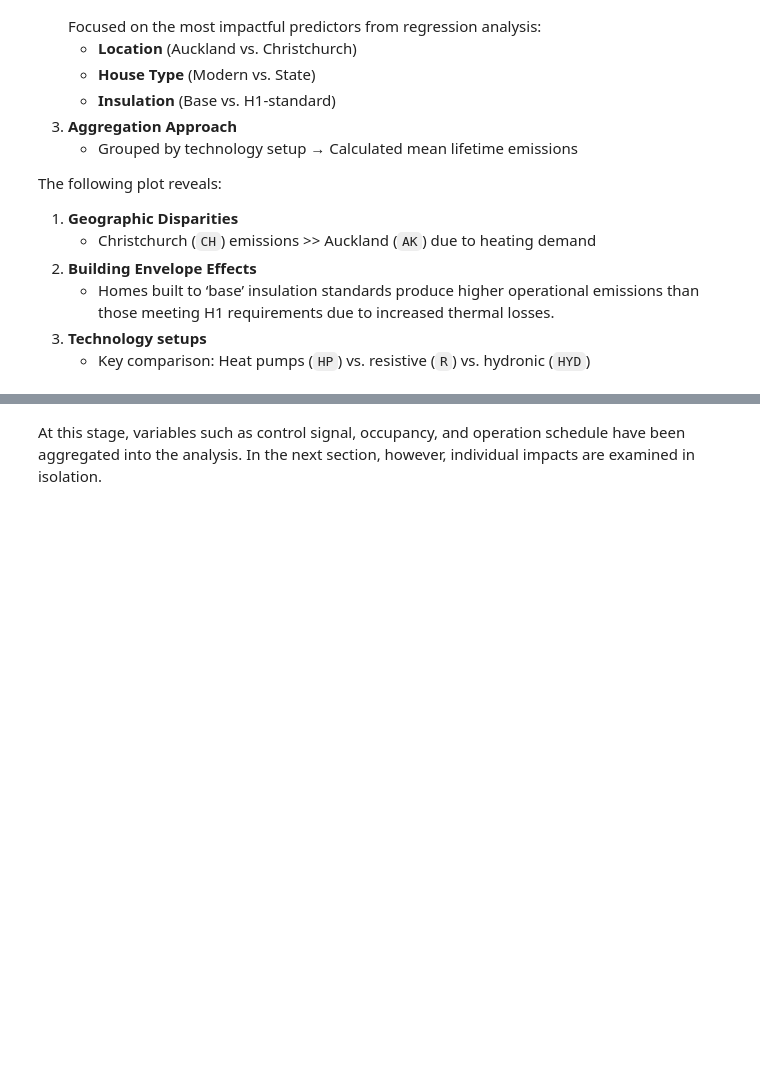
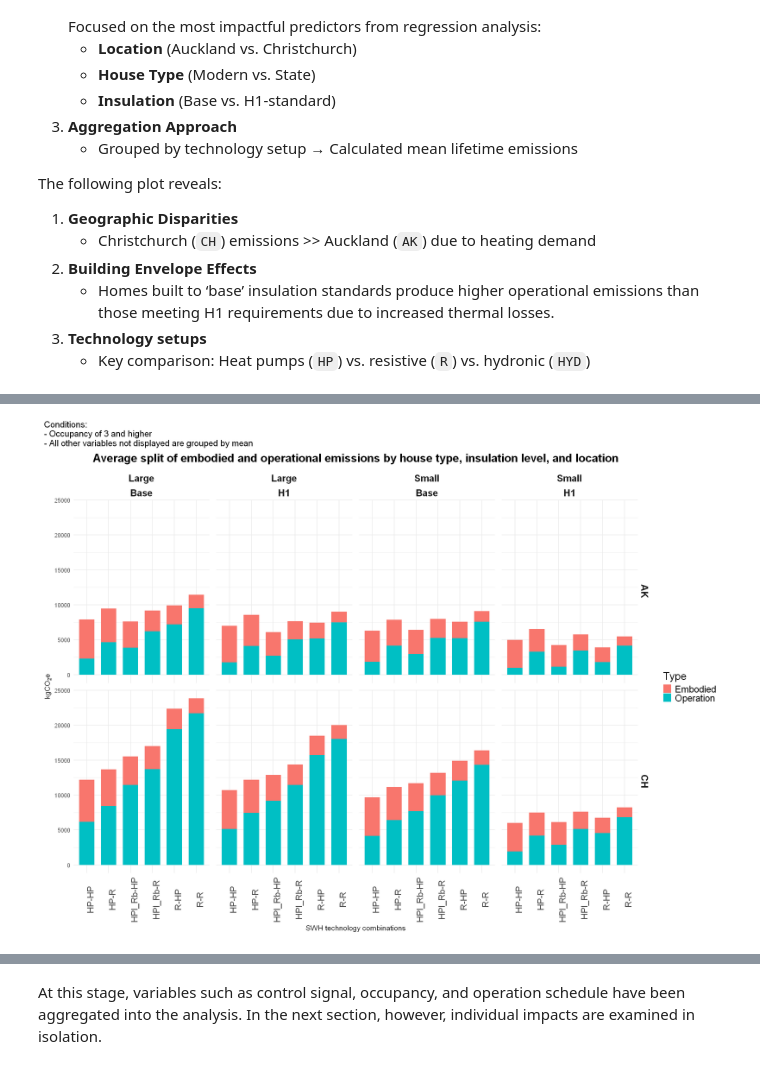
Before and after one commit to pxgo17/EECA_SWH_LCA, a Jupyter notebook: results/SWH_LCA_results.ipynb, the cells around one changed output, grey strips where cells are left out. Cells and saved outputs as stored; diff of their text form; code cells hidden in the pictures; blank space fills up the shorter version.

```diff
--- a/results/SWH_LCA_results.ipynb
+++ b/results/SWH_LCA_results.ipynb
@@ -207,3 +208,32 @@ emissions_plot +
+# %%
+# Plot
+options(repr.plot.width=20, repr.plot.height=15)
+emissions_plot <- plot_location %>%
+  filter(SH_DW_code %in% c('HP-HP','HPl_Rb-HP','HPl_Rb-R','HP-R','R-HP','R-R')) %>%
+  ggplot(aes(x = SH_DW_code, y = Emissions, fill = Type)) +
+  geom_col(position = "stack", width = 0.7) +
+  facet_grid(Loc_code ~ house_type + insulation) +
+  theme_minimal(base_size = 15) +
+  labs(x = "SWH technology combinations",
+       y = expression(kgCO[2]*e),
+       title = "Average split of embodied and operational emissions by house type, insulation level, and location") +
+  theme(
+    axis.text.x = element_text(angle = 90, hjust = 0.5, size = 18),
+    strip.text = element_text(size=20,face = "bold"),
+    panel.spacing = unit(1, "lines"),
+    plot.title = element_text(size = 24, face = "bold", hjust = 0.5, vjust = 2),
+    legend.text = element_text(size = 20),        # Increase legend text size
+    legend.title = element_text(size = 22)
+  )
+emissions_plot +
+  plot_annotation(
+    title = "Conditions:\n- Occupancy of 3 and higher\n- All other variables not displayed are grouped by mean",
+    theme = theme(
+      plot.title = element_text(size = 18, hjust = 0, vjust = 2)
+    )
+  )
+# %% [output]
+[figure, added]
 # %% [markdown]
 ### Discussion
 #### Key Findings
```
Also changed, not shown: parts of 12 cells of this notebook, 2 other files.
